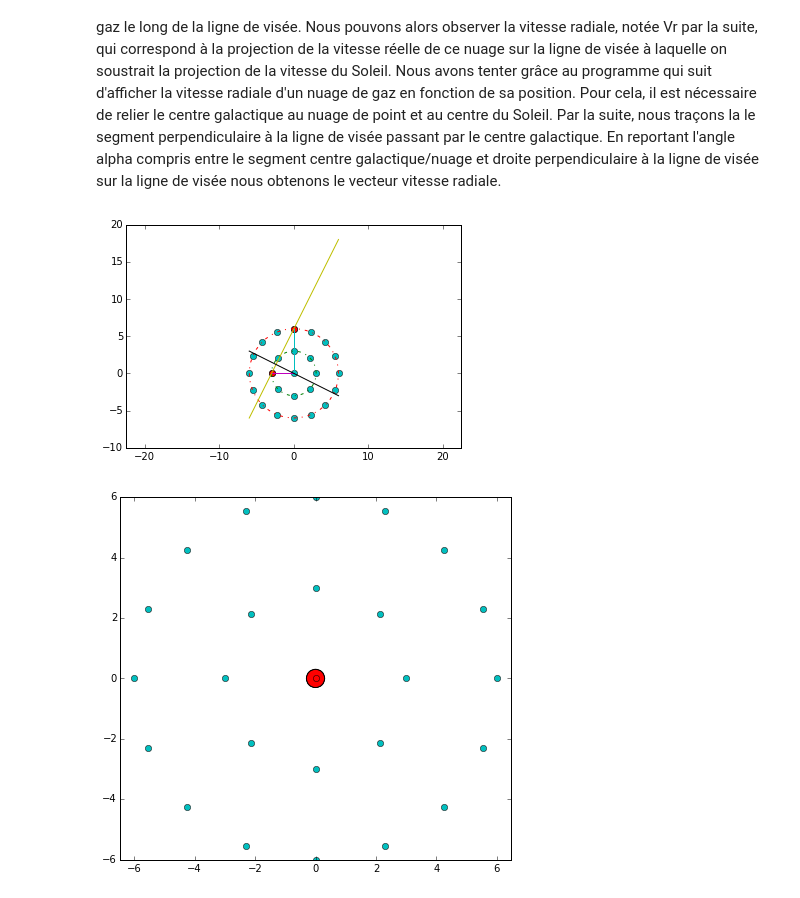
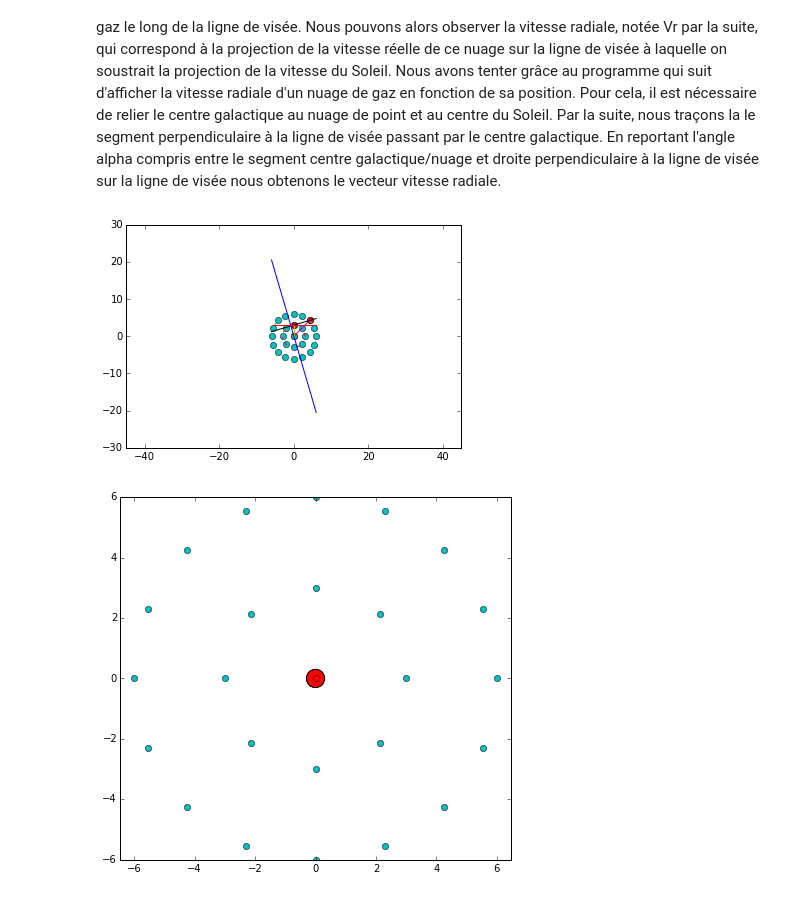
Before and after one commit to ARE-UPMC/are-gravite-2017-black-matiere, a Jupyter notebook: Rapport Final.ipynb, the cells around one changed output. Cells and saved outputs as stored; diff of their text form; code cells hidden in the pictures.

```diff
--- a/Rapport Final.ipynb
+++ b/Rapport Final.ipynb
@@ -124,6 +124,13 @@ plt.show()
 Lors de l'observation télescopique de notre galaxie, il est possible de relever la présence de nuage de gaz le long de la ligne de visée. Nous pouvons alors observer la vitesse radiale, notée Vr par la suite, qui correspond à la projection de la vitesse réelle de ce nuage sur la ligne de visée à laquelle on soustrait la projection de la vitesse du Soleil. Nous avons tenter grâce au programme qui suit d'afficher la vitesse radiale d'un nuage de gaz en fonction de sa position. Pour cela, il est nécessaire de relier le centre galactique au nuage de point et au centre du Soleil. Par la suite, nous traçons la le segment perpendiculaire à la ligne de visée passant par le centre galactique. En reportant l'angle alpha compris entre le segment centre galactique/nuage et droite perpendiculaire à la ligne de visée sur la ligne de visée nous obtenons le vecteur vitesse radiale.
 # %%
 #Affichage des vitesses radiales en fonction des coordonnées du nuage de gaz:
+%matplotlib inline
+import numpy as np
+import matplotlib.pyplot as plt
+from __future__ import division
+from scipy import *
+from pylab import *
+import os
 
 def cercle (rayon,pas):
     R=rayon
@@ -137,7 +144,17 @@ def cercle (rayon,pas):
 
 plt.axis("equal")
 
-plt.plot(cercle(3,np.pi/4),cercle(6,np.pi/8))
+
+def deuxcercles(r1,pas1,r2,pas2):
+    C1=cercle(r1,pas1)
+    plt.axis("equal")
+    plt.plot(C1)
+    C2=cercle(r2,pas2)
+    plt.axis("equal")
+    plt.plot(C2)
+    plt.plot(0,0,'ro')
+
+deuxcercles(3,np.pi/4,6,np.pi/8)
 
 RS=6
 RN=3
@@ -172,38 +189,60 @@ def vitesserad(t):
     plt.plot(x1,y1,'ro')
     plt.plot(x2,y2,'ro')
     plt.plot(0,0,'co')
     #orbites du soleil et du nuage de gaz:
     theta = linspace(0, 2*pi,40)
     xc1 = 3*cos(theta)
     yc1 = 3*sin(theta)
     plot(xc1, yc1,'-.')
     xc2 = 6*cos(theta)
     yc2 = 6*sin(theta)
     plot(xc2, yc2,'-.')
     plt.axis('equal')
     #relier centre galactique/Soleil:
     plt.plot([0,x1],[0,y1],'-')
     #relier centre galactique/nuage:
     plt.plot([0,x2],[0,y2],'-')
     #droite soleil/nuage:
     a=x2-x1
     b=y2-y1
     #forme : m*x+p
     m1=b/a
     p1=y1-m1*x1
     x = np.linspace(-6, 6, 20)
     fx=m1*x+p1
     plt.plot(x,fx)
     #tracée de la perpandiculaire
-    x2 = np.linspace(-6, 6, 20)
+    xp = np.linspace(-6, 6, 20)
     m2=-1/m1
-    fx2=m2*x2
-    plt.plot(x2,fx2)
-    plt.show()
+    fxp=m2*xp
+    plt.plot(xp,fxp)
+    #distance jaune
+    SN=sqrt((x1-0)**2+(y1-0)**2)
+    #Xp=(-y1-m1*x1)/((b^2+a^2)/(a*b))
+    #Yp=-(a/b)*(-y1-m1*x1)/((b^2+a^2)/(a*b))
+    xP=((-b*a)/((a**2)+(b**2)))*(y1-x1*(b/a))
+    yP=-(a/b)*xP
+    #plt.plot(xP,yP,'ro')
 
-vitesserad(4)
+    #point I
+    #plt.plot(xP,y2,'ro')
+    NI=sqrt((xP-x2)**2+(y2-y2)**2)
+    IP=sqrt((xP-x2)**2+(yP-y2)**2)
+
+    #point R
+    #plt.plot((xP+NI),(yP+IP),'ro')
+
+    #doite centre/soleil
+    fx2=(x2/y2)*xp+y2-(x2/y2)*x2
+    plt.plot(xp,fx2)
+
+    #perpandiculaire passant par nuage:
+    fx3=-(x2/y2)*xp+(y2+(x2/y2)*x2)
+    plt.plot(xp,fx3)
+
+vitesserad(2)
 plt.show()
 # %% [output]
-[figure, old version]
+[figure, new version]
 # %%
 #Rotation du nuage de gaz en fonction du Soleil
```
Also changed, not shown: parts of 19 cells of this notebook.
